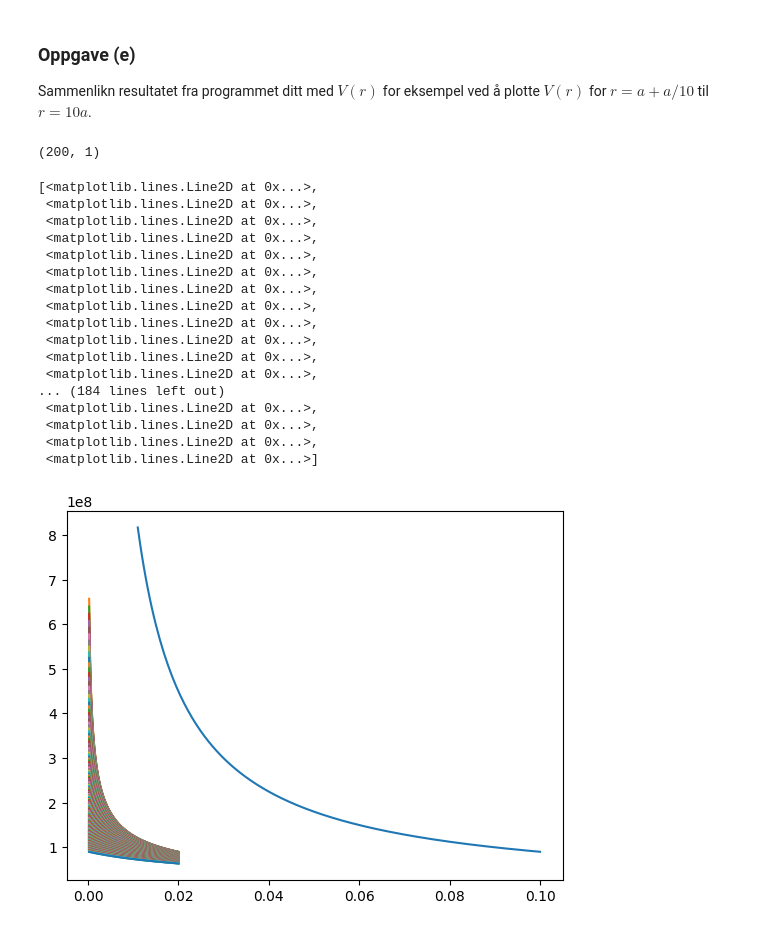
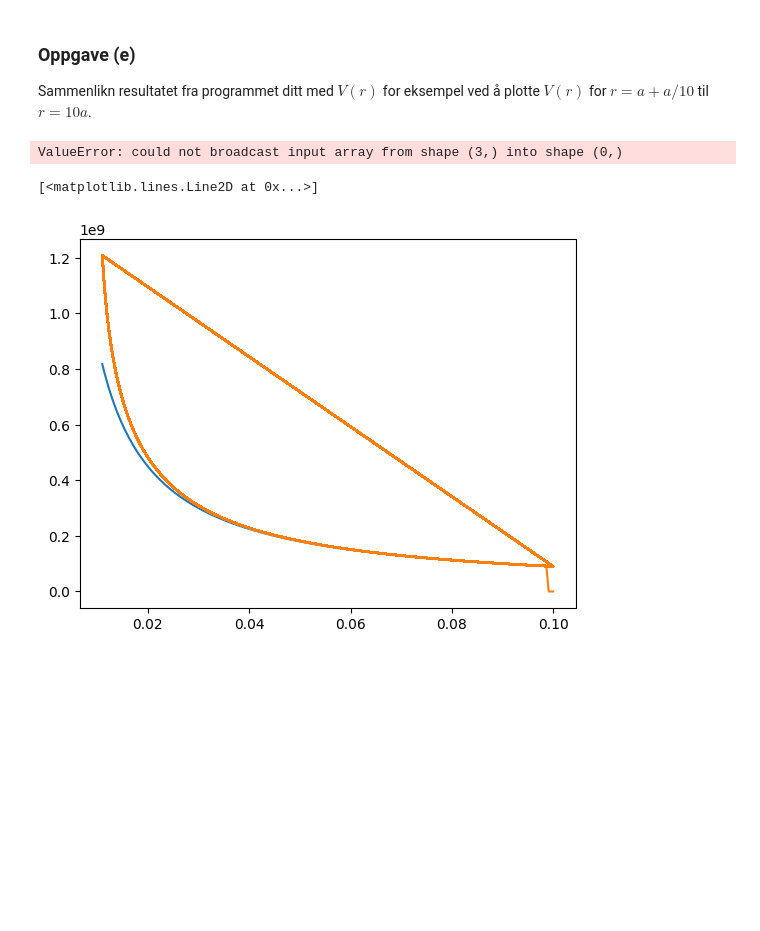
Before and after one commit to Oskar-Idland/FYS-1120, a Jupyter notebook: fys1120-prove-oppgave1.ipynb, the cells around one changed output. Saved outputs shown, nothing was run; the diff lists cells and outputs as text; code cells hidden in the pictures; blank space fills up the shorter version.

```diff
--- a/fys1120-prove-oppgave1.ipynb
+++ b/fys1120-prove-oppgave1.ipynb
@@ -193,6 +193,7 @@ def V(x):
     return q/(4*np.pi*epsilon0*x)
 
 x = np.linspace(11/10*a, 10*a, N)
+y = np.linspace(11/10*a, 10*a, N)
 V_Anal = V(x)
 
 
@@ -200,32 +201,17 @@ rx, ry = np.meshgrid(x, y)
 V_Num = np.zeros((N,N))
 
 for i in range(len(rx.flat)):
-    r = np.array([rx.flat[i], ry.flat[i], 0])
+    r = np.array([rx.flat[i], 0, 0])
     V_Num.flat[i] = epotCircle(r, q, a)
 
-
-r_norm = np.array(list(zip(x**2 + y**2)))
+V_Num[-1,-3:0] = np.zeros(3)
+# %% [output]
+ValueError: could not broadcast input array from shape (3,) into shape (0,)
-# %%
-print(r_norm.shape)
-plt.plot(x, V_Anal)
-plt.plot(r_norm, V_Num)
-# %% [output]
-(200, 1)
-[<matplotlib.lines.Line2D at 0x...>,
- <matplotlib.lines.Line2D at 0x...>,
- <matplotlib.lines.Line2D at 0x...>,
- <matplotlib.lines.Line2D at 0x...>,
- <matplotlib.lines.Line2D at 0x...>,
- <matplotlib.lines.Line2D at 0x...>,
- <matplotlib.lines.Line2D at 0x...>,
- <matplotlib.lines.Line2D at 0x...>,
- <matplotlib.lines.Line2D at 0x...>,
- <matplotlib.lines.Line2D at 0x...>,
- <matplotlib.lines.Line2D at 0x...>,
- <matplotlib.lines.Line2D at 0x...>,
-... (184 lines left out)
- <matplotlib.lines.Line2D at 0x...>,
- <matplotlib.lines.Line2D at 0x...>,
- <matplotlib.lines.Line2D at 0x...>,
- <matplotlib.lines.Line2D at 0x...>]
-[figure, removed]
+# %%
+plt.plot(x, V_Anal)
+plt.plot(rx.flat, V_Num.flat)
+# plt.ylim(0, .81E9)
+# plt.xlim(0, .08)
+# %% [output]
+[<matplotlib.lines.Line2D at 0x...>]
+[figure, added]
```
Also changed, not shown: parts of 1 cell of this notebook, 43 other files.
